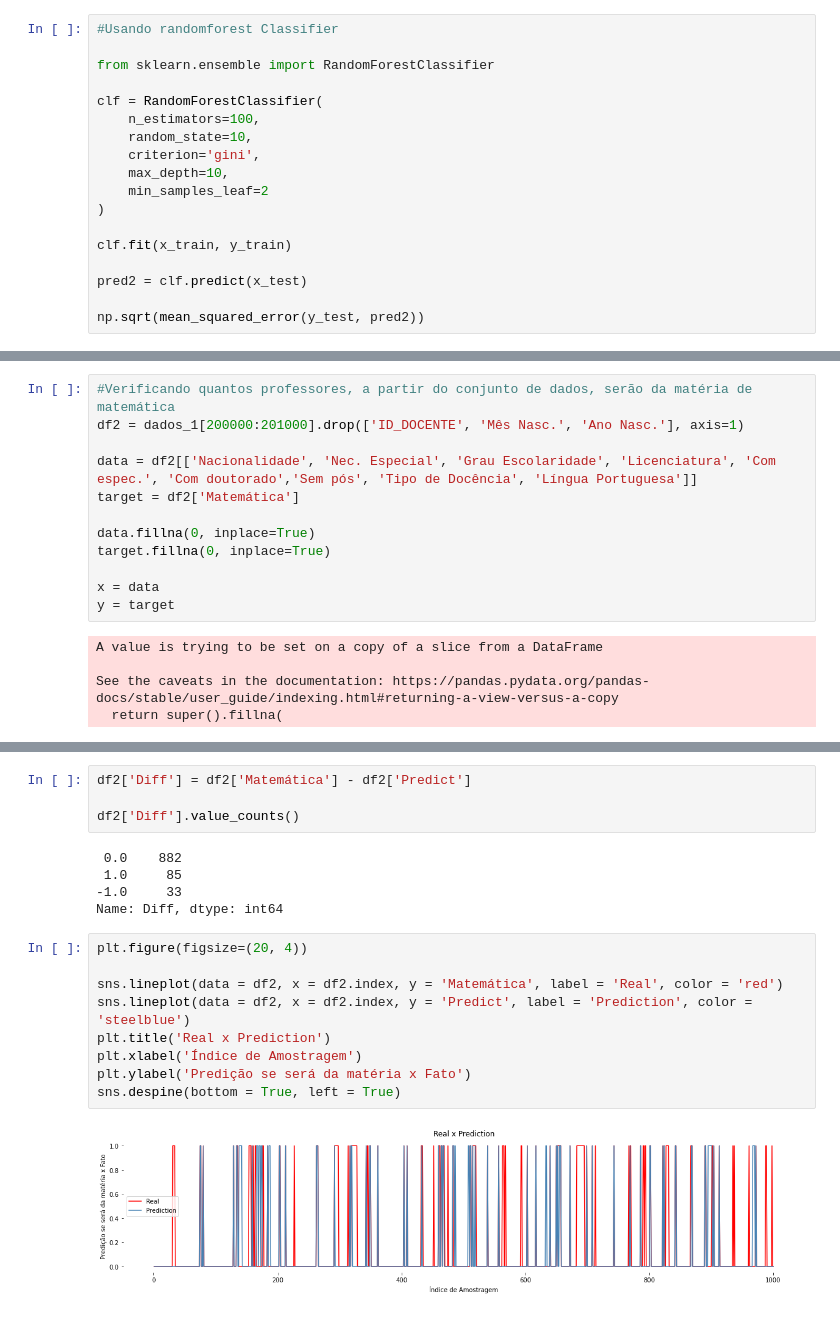
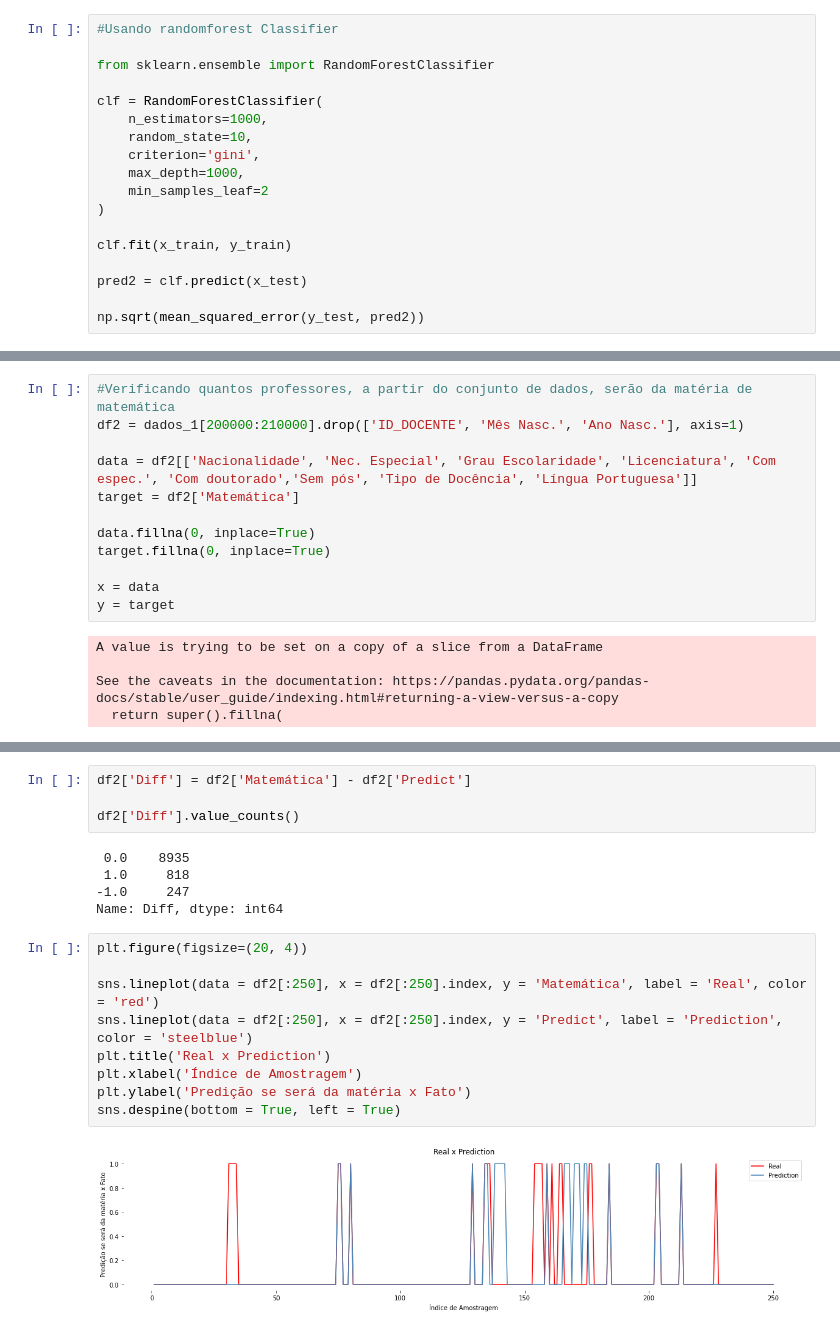
Before and after one commit to sergioneto12/Analise_Censo_Escolar_2020, a Jupyter notebook: Dados - Censo Escolar.ipynb, the cells around one changed output, grey strips where cells are left out. Drawn from its saved outputs; the diff is of its cells as text.

```diff
--- a/Dados - Censo Escolar.ipynb
+++ b/Dados - Censo Escolar.ipynb
@@ -602,10 +649,10 @@ df1['diff'].value_counts().to_frame()
 from sklearn.ensemble import RandomForestClassifier
 
 clf = RandomForestClassifier(
-    n_estimators=100,
+    n_estimators=1000,
     random_state=10,
     criterion='gini',
-    max_depth=10,
+    max_depth=1000,
     min_samples_leaf=2
 )
 
@@ -770,7 +842,7 @@ plt.show()
 O modelo que, por testes, melhor obteve resultados para prever o novo número de professores de matemática, a partir de características de idade, sexo, e até mesmo em relação a outras matérias, é o modelo de random forest.
 # %%
 #Verificando quantos professores, a partir do conjunto de dados, serão da matéria de matemática
-df2 = dados_1[200000:201000].drop(['ID_DOCENTE', 'Mês Nasc.', 'Ano Nasc.'], axis=1)
+df2 = dados_1[200000:210000].drop(['ID_DOCENTE', 'Mês Nasc.', 'Ano Nasc.'], axis=1)
 
 data = df2[['Nacionalidade', 'Nec. Especial', 'Grau Escolaridade', 'Licenciatura', 'Com espec.', 'Com doutorado','Sem pós', 'Tipo de Docência', 'Língua Portuguesa']]
 target = df2['Matemática']
@@ -842,21 +914,21 @@ df2['Diff'] = df2['Matemática'] - df2['Predict']
 
 df2['Diff'].value_counts()
 # %% [output]
- 0.0    882
- 1.0     85
--1.0     33
+ 0.0    8935
+ 1.0     818
+-1.0     247
 Name: Diff, dtype: int64
 # %%
 plt.figure(figsize=(20, 4))
 
-sns.lineplot(data = df2, x = df2.index, y = 'Matemática', label = 'Real', color = 'red')
-sns.lineplot(data = df2, x = df2.index, y = 'Predict', label = 'Prediction', color = 'steelblue')
+sns.lineplot(data = df2[:250], x = df2[:250].index, y = 'Matemática', label = 'Real', color = 'red')
+sns.lineplot(data = df2[:250], x = df2[:250].index, y = 'Predict', label = 'Prediction', color = 'steelblue')
 plt.title('Real x Prediction')
 plt.xlabel('Índice de Amostragem')
 plt.ylabel('Predição se será da matéria x Fato')
 sns.despine(bottom = True, left = True)
 # %% [output]
-[figure, old version]
+[figure, new version]
 # %%
 # Seguindo a linha de entender os erros e acertos de predição, e o quanto o modelo pode ser preciso, verificamos essa diferença
 difference_pred = df2[['Matemática', 'Predict']].loc[df2['Matemática'] != df2['Predict']]
```
Also changed, not shown: parts of 23 cells of this notebook.
